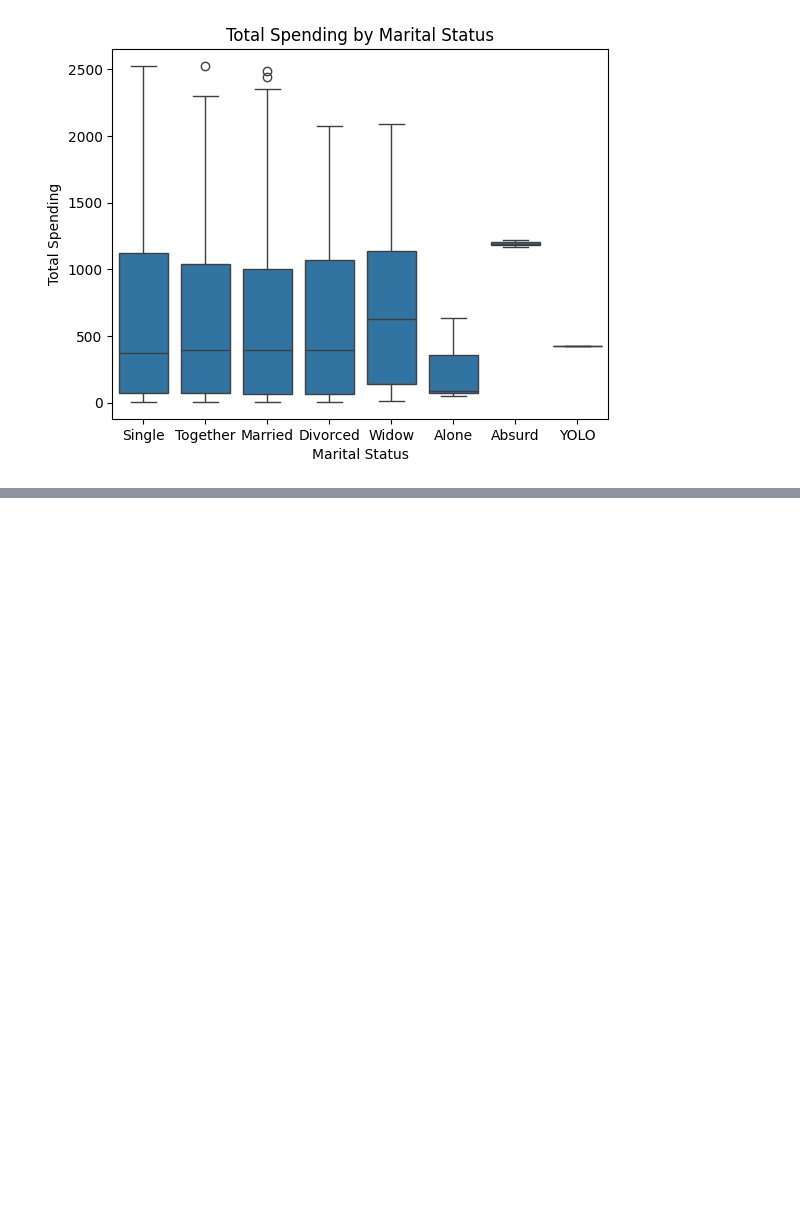
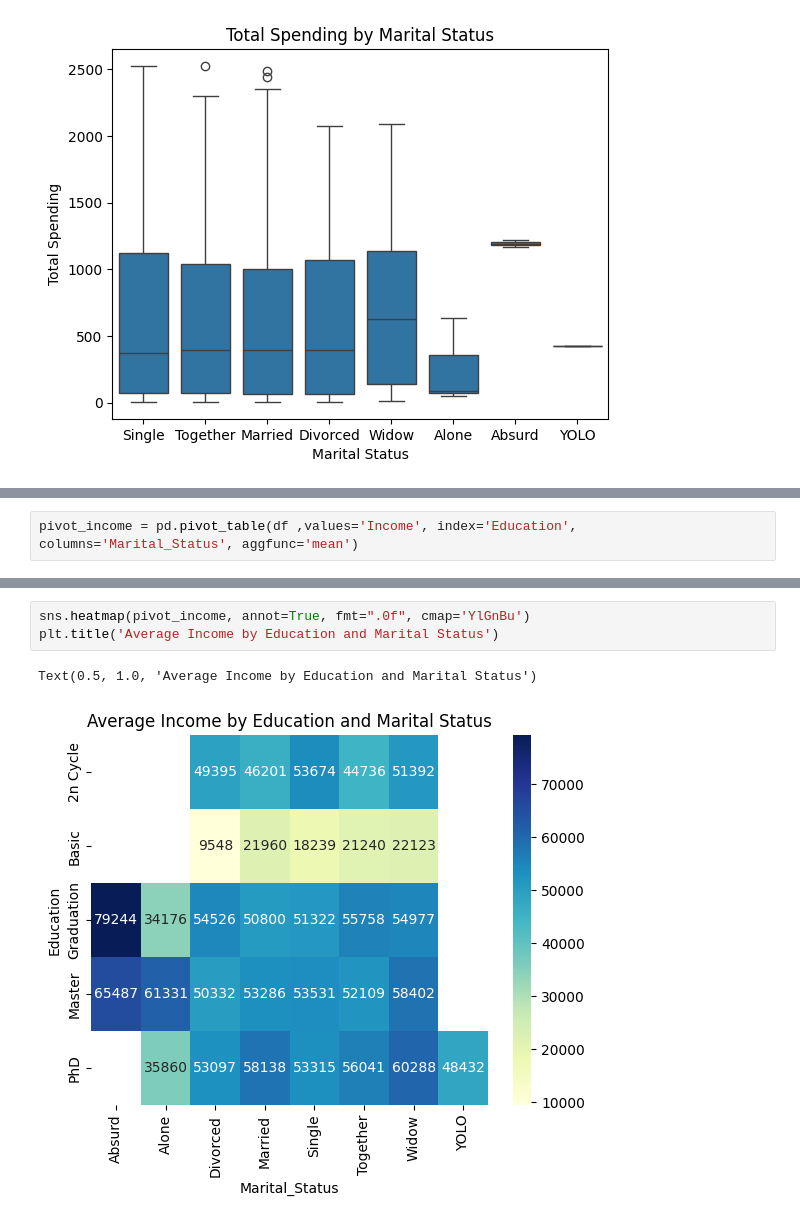
Before and after one commit to NadaMowafi/Customer-Segmentation, a Jupyter notebook: Notebook/Analysis_Model.ipynb, the cells around one changed output, grey strips where cells are left out. Cells and saved outputs as stored; diff of their text form; blank space fills up the shorter version.

```diff
--- a/Notebook/Analysis_Model.ipynb
+++ b/Notebook/Analysis_Model.ipynb
@@ -283,0 +306,2 @@ plt.show()
+# %%
+pivot_income = pd.pivot_table(df ,values='Income', index='Education', columns='Marital_Status', aggfunc='mean')
@@ -283,0 +318,6 @@ plt.show()
+# %%
+sns.heatmap(pivot_income, annot=True, fmt=".0f", cmap='YlGnBu')
+plt.title('Average Income by Education and Marital Status')
+# %% [output]
+Text(0.5, 1.0, 'Average Income by Education and Marital Status')
+[figure, added]
```
Also changed, not shown: parts of 49 cells of this notebook.
